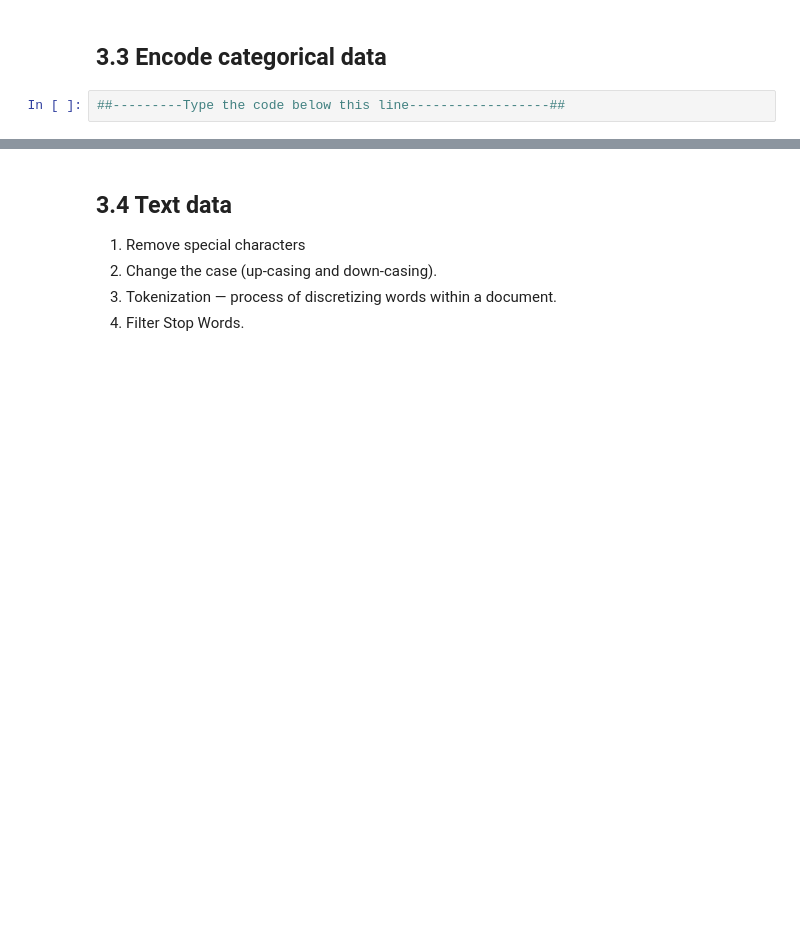
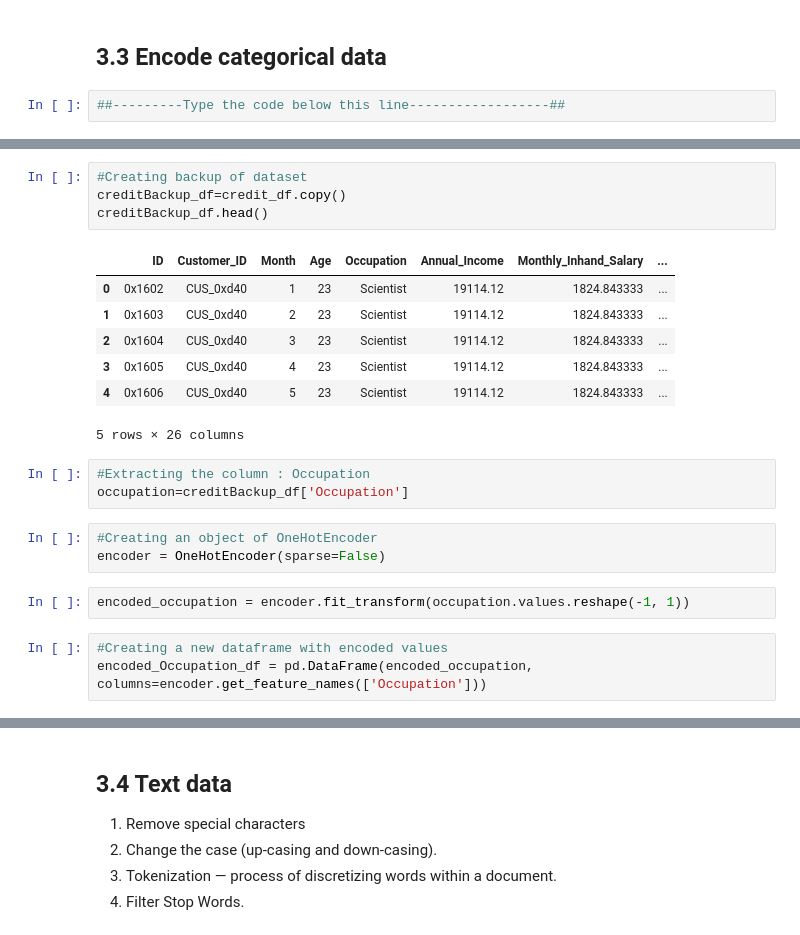
Before and after one commit to taruchit/BITS, a Jupyter notebook: IDS/notebook8422a7b175.ipynb, the cells around one changed output, grey strips where cells are left out. Cells and saved outputs as stored; diff of their text form; blank space fills up the shorter version.

```diff
--- a/IDS/notebook8422a7b175.ipynb
+++ b/IDS/notebook8422a7b175.ipynb
@@ -4594,0 +4700,23 @@ dtype: int64
+# %%
+#Creating backup of dataset
+creditBackup_df=credit_df.copy()
+creditBackup_df.head()
+# %% [output]
+|  | ID | Customer_ID | Month | Age | Occupation | Annual_Income | Monthly_Inhand_Salary | ... |
+| 0 | 0x1602 | CUS_0xd40 | 1 | 23 | Scientist | 19114.12 | 1824.843333 | ... |
+| 1 | 0x1603 | CUS_0xd40 | 2 | 23 | Scientist | 19114.12 | 1824.843333 | ... |
+| 2 | 0x1604 | CUS_0xd40 | 3 | 23 | Scientist | 19114.12 | 1824.843333 | ... |
+| 3 | 0x1605 | CUS_0xd40 | 4 | 23 | Scientist | 19114.12 | 1824.843333 | ... |
+| 4 | 0x1606 | CUS_0xd40 | 5 | 23 | Scientist | 19114.12 | 1824.843333 | ... |
+5 rows × 26 columns
+# %%
+#Extracting the column : Occupation
+occupation=creditBackup_df['Occupation']
+# %%
+#Creating an object of OneHotEncoder
+encoder = OneHotEncoder(sparse=False)
+# %%
+encoded_occupation = encoder.fit_transform(occupation.values.reshape(-1, 1))
+# %%
+#Creating a new dataframe with encoded values
+encoded_Occupation_df = pd.DataFrame(encoded_occupation, columns=encoder.get_feature_names(['Occupation']))
```
Also changed, not shown: parts of 25 cells of this notebook.
